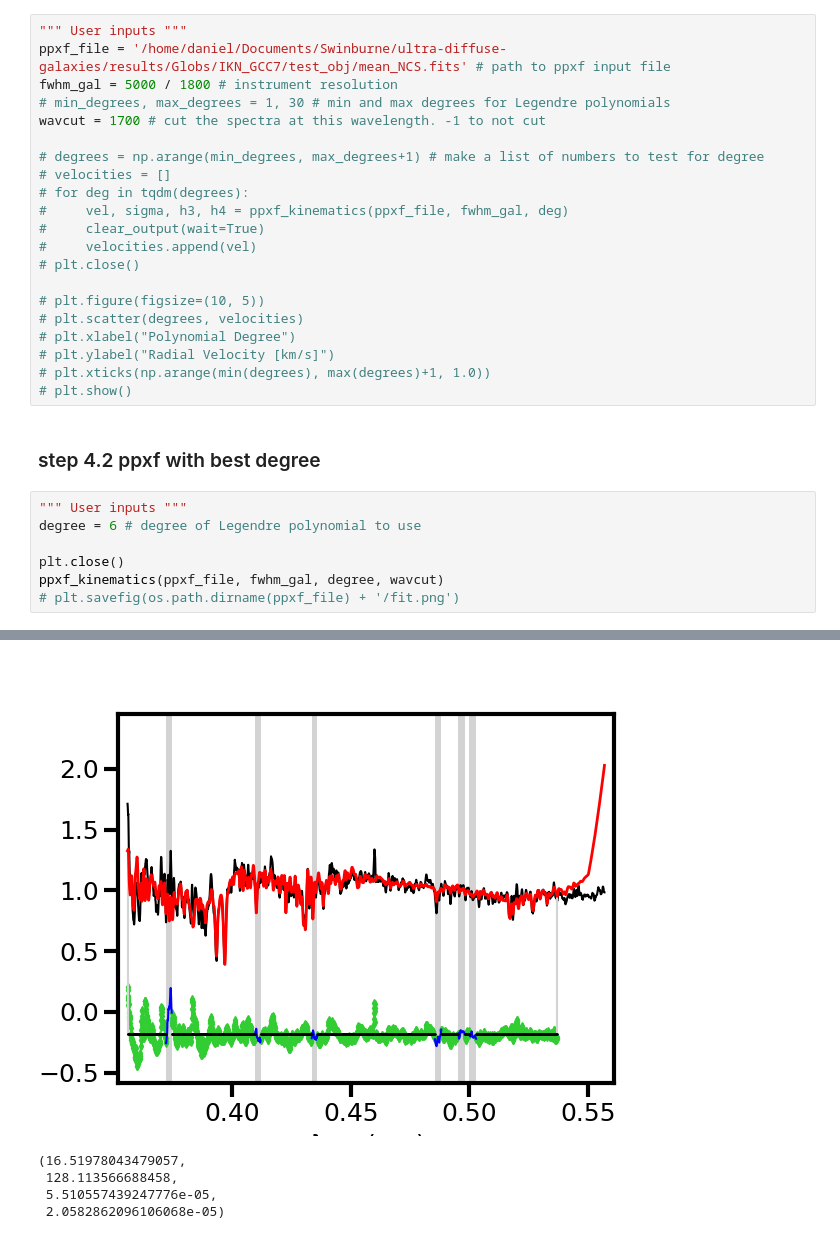
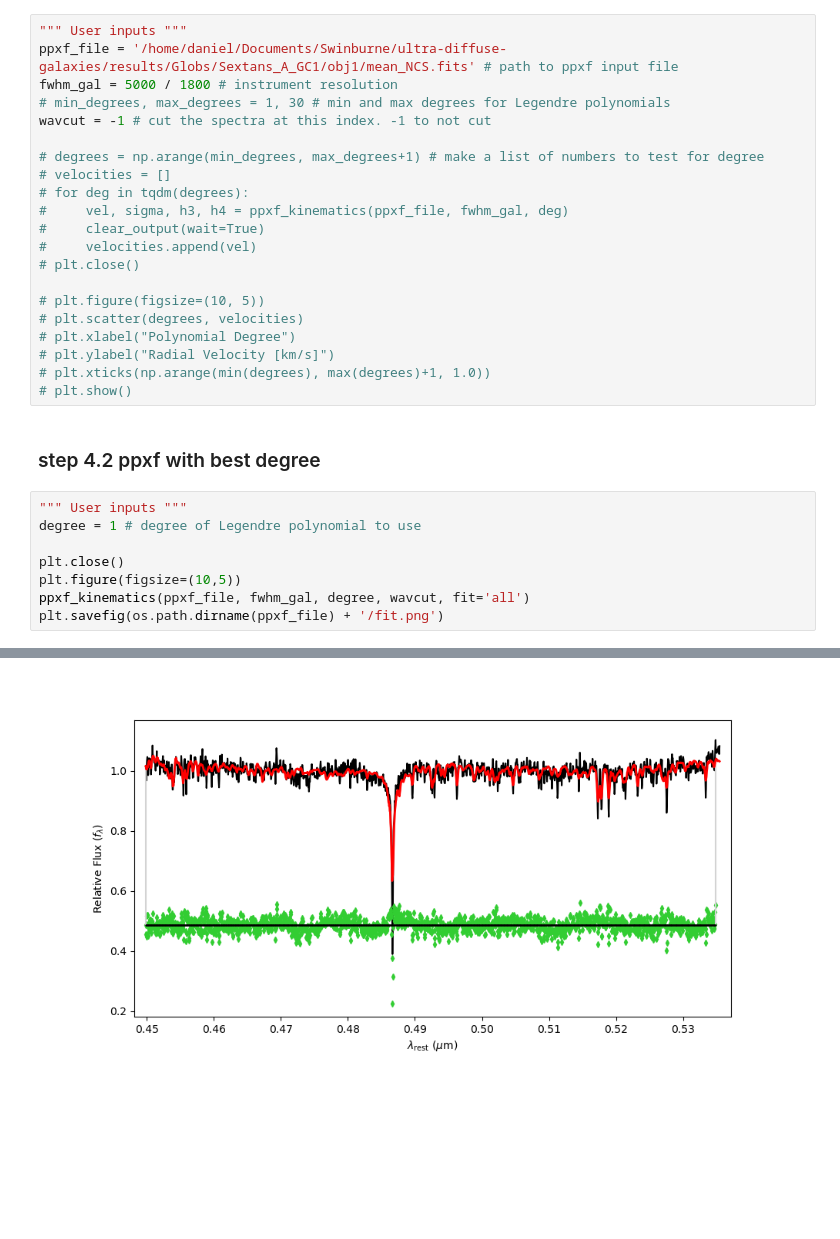
Before and after one commit to daniel-lyon/CAS-Summer-Project, a Jupyter notebook: scripts/main.ipynb, the cells around one changed output, grey strips where cells are left out. Drawn from its saved outputs; the diff is of its cells as text; blank space fills up the shorter version.

Commit message:
final glob results

```diff
--- a/scripts/main.ipynb
+++ b/scripts/main.ipynb
@@ -99,10 +94,10 @@ OSError: File '/home/daniel/Documents/Swinburne/ultra-diffuse-galaxies/results/G
 ### step 4.1: Check ppxf velocities of degrees
 # %%
 """ User inputs """
-ppxf_file = '/home/daniel/Documents/Swinburne/ultra-diffuse-galaxies/results/Globs/IKN_GCC7/test_obj/mean_NCS.fits' # path to ppxf input file
+ppxf_file = '/home/daniel/Documents/Swinburne/ultra-diffuse-galaxies/results/Globs/Sextans_A_GC1/obj1/mean_NCS.fits' # path to ppxf input file
 fwhm_gal = 5000 / 1800 # instrument resolution
 # min_degrees, max_degrees = 1, 30 # min and max degrees for Legendre polynomials
-wavcut = 1700 # cut the spectra at this wavelength. -1 to not cut
+wavcut = -1 # cut the spectra at this index. -1 to not cut
 
 # degrees = np.arange(min_degrees, max_degrees+1) # make a list of numbers to test for degree
 # velocities = []
@@ -122,10 +117,11 @@ wavcut = 1700 # cut the spectra at this wavelength. -1 to not cut
 ### step 4.2 ppxf with best degree
 # %%
 """ User inputs """
-degree = 6 # degree of Legendre polynomial to use
+degree = 1 # degree of Legendre polynomial to use
 
 plt.close()
-ppxf_kinematics(ppxf_file, fwhm_gal, degree, wavcut)
-# plt.savefig(os.path.dirname(ppxf_file) + '/fit.png')
+plt.figure(figsize=(10,5))
+ppxf_kinematics(ppxf_file, fwhm_gal, degree, wavcut, fit='all')
+plt.savefig(os.path.dirname(ppxf_file) + '/fit.png')
 # %% [output]
  Best Fit:       Vel     sigma
@@ -143,5 +139 @@ Signal-to-noise ratio per pixel: 16.12
-[figure, old version]
+[figure, new version]
-(16.51978043479057,
- 128.113566688458,
- 5.510557439247776e-05,
- 2.0582862096106068e-05)
```
Also changed, not shown: parts of 2 cells of this notebook, 18 other files.
